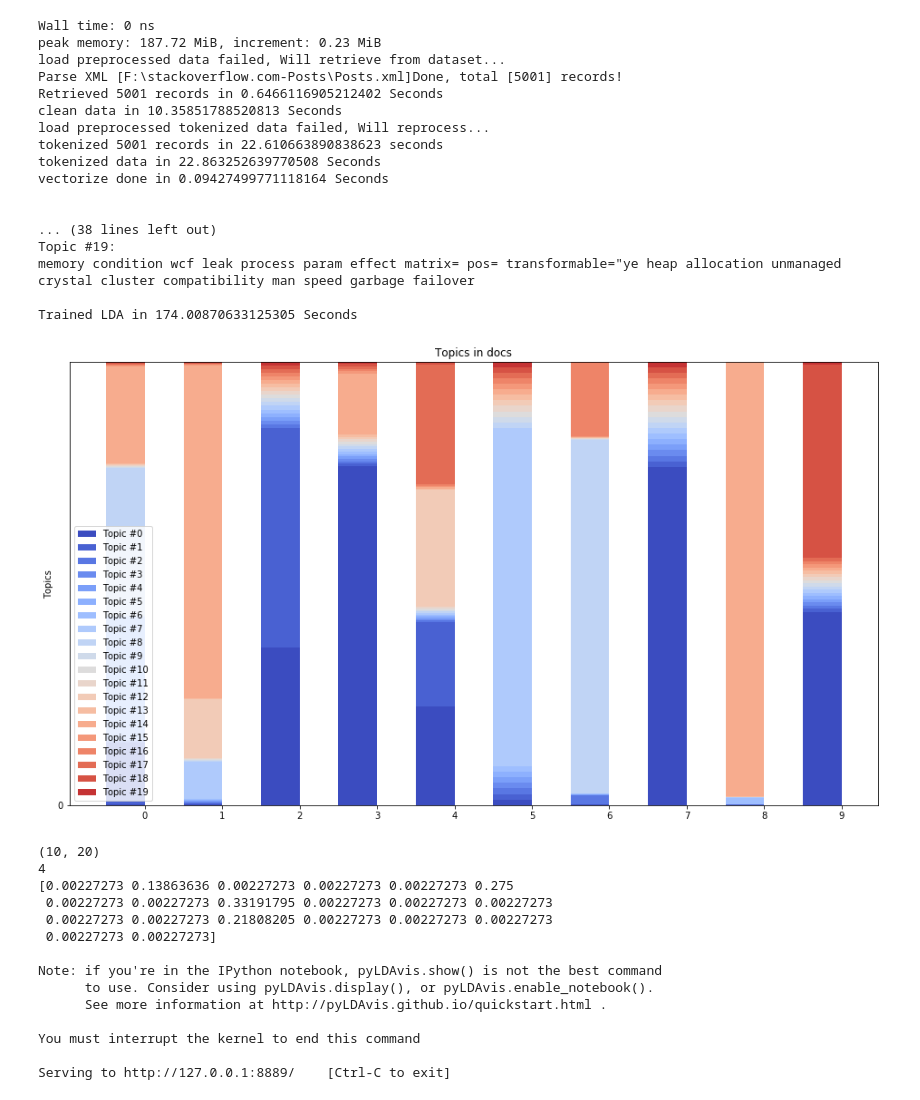
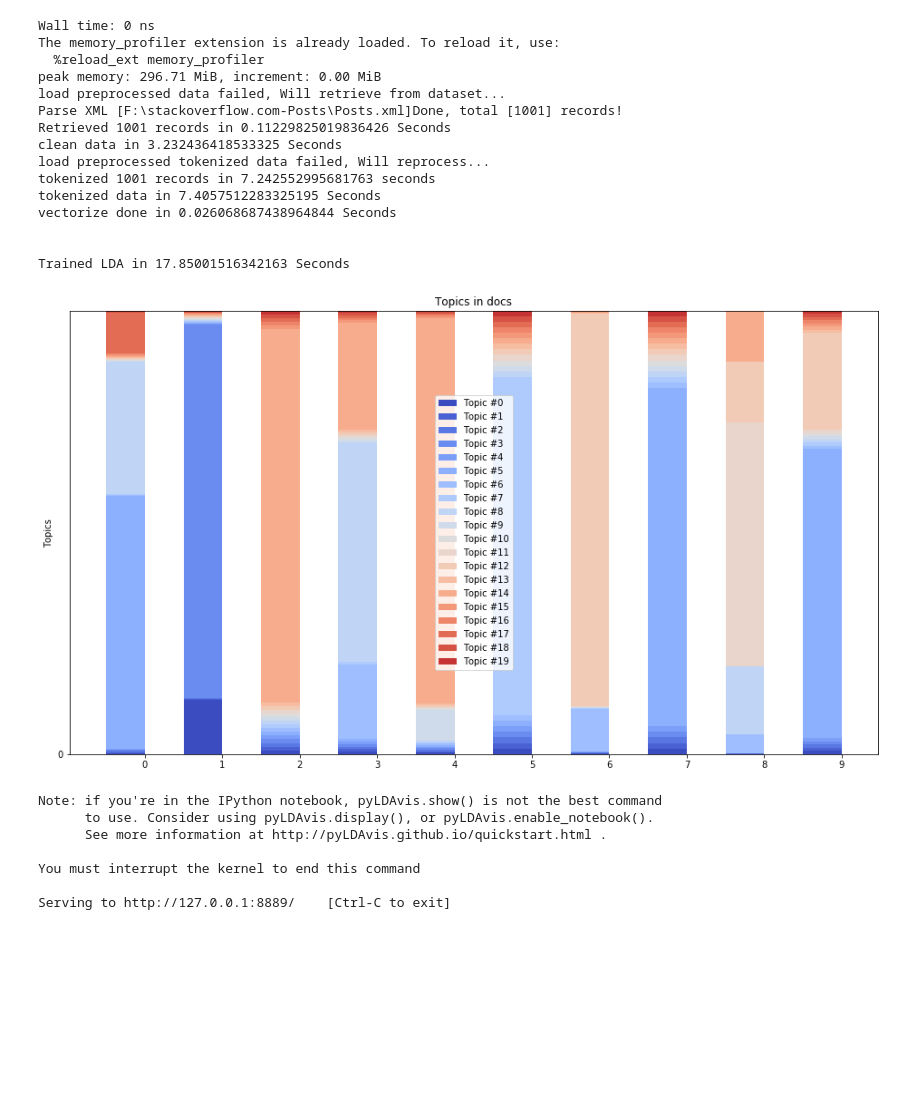
Before and after one commit to heirish/machine-learning-portfolio, a Jupyter notebook: algorithms/nlp/spacy_topic_model.ipynb, the cells around one changed output. Drawn from its saved outputs; the diff is of its cells as text; code cells hidden in the pictures; blank space fills up the shorter version.

```diff
--- a/algorithms/nlp/spacy_topic_model.ipynb
+++ b/algorithms/nlp/spacy_topic_model.ipynb
@@ -71,6 +75,18 @@ def loadCleanedData():
 
     return idlist, data
 # %%
+def loadChunkedTokenizedData(n_chunks=1):
+    try:
+        data=[]
+        for i in range(n_chunks):
+            data_tmp = utilTools.pickleLoad(DATAFILE_TOKENIZED+str(i))
+            data.extend(data_tmp)
+        return data
+    except Exception as e:
+        print(e)
+        print("loadChunkedTokenizedData failed")
+        return None
+
 def saveVectorizedData(data, vectorizer):
     if idlist is None or data is None or vectorizer is None:
          raise ValueError('you must input two valid objects')
@@ -198,7 +227,7 @@ if __name__ == "__main__":
     #clean data in 2.963881731033325 Seconds
     idlist, cleaned_data = loadAndCleanData(force_reload=True, n_jobs=4,
                                             force_reload_file=r"F:\stackoverflow.com-Posts\Posts.xml",
-                                            force_reload_count=5000)
+                                            force_reload_count=1000)
     #idlist, cleaned_data = loadAndCleanData()
     #cleaned_data_dict=dict(zip(idlist, cleaned_data))
 
@@ -212,60 +241,56 @@ if __name__ == "__main__":
                                                                           max_df=1.0, #0.6
                                                                           max_features=20000)
     #tokenized_data, vecterized_data, vectorizer = vectorizData(cleaned_data, n_jobs=4,min_df=1,max_df=0.6,max_features=20000)
     #if tokenized_data:
     #    tokenized_data_dict=dict(zip(idlist, tokenized_data))
     #vecterized_data_dict=dict(zip(idlist, vecterized_data))
     print("\n")
 
     #n_jobs=-1, Trained LDA in 303.9054253101349 Seconds
     #n_jobs=1, Trained LDA in 146.29173946380615 Seconds
     start_time = time.time()
-    lda = utilLDA.trainLDA(vecterized_data, n_topics=20, n_jobs=1)
+    n_topics=20
+    lda = utilLDA.trainLDA(vecterized_data, n_topics=n_topics, n_jobs=1)
     try:
         utilTools.dillDump("./lda.pkl", lda)
     except:
         pass
     feature_names = vectorizer.get_feature_names()
-    utilLDA.print_top_words(lda, feature_names, 20)
+    topic_list = utilLDA.get_top_words(lda, feature_names, 20)
+    df_topics=pd.DataFrame(topic_list, columns=["topic_index", "topic_words"])
+     #save result to csv
+    df_topics.to_csv("stackoverflow_topics.csv", sep=",", encoding="utf-8", index=False)
     end_time = time.time()
     print("Trained LDA in {} Seconds".format(end_time - start_time))
 
     #get document_topic_distribution
     #doc_topic_distr = lda.transform(vecterized_data[:15])
-    doc_topic_distr = lda.transform(vecterized_data[:10])
-    utilLDA.visDocTopicDist(doc_topic_distr)
-    print(doc_topic_distr.shape)
-    print(idlist[0])
-    print(doc_topic_distr[0])
+    doc_topic_distr = lda.transform(vecterized_data)
+    df_doc_topics=pd.DataFrame(doc_topic_distr, columns=["topic #"+str(i) for i in range(n_topics)])
+    df_doc_topics['max_coverage'] = pd.Series(idlist).values
+    #save result to csv
+    df_doc_topics.to_csv("stackoverflow_topic_coverage.csv", sep=',', encoding='utf-8', index=False)
+    utilLDA.visDocTopicDist(doc_topic_distr[:10])
 
     #utilLDA.visLDA(lda, vecterized_data, vectorizer, utilTools.getIP(), 8889)
     utilLDA.visLDA(lda, vecterized_data, vectorizer, "127.0.0.1",8889)
 # %% [output]
 Wall time: 0 ns
-peak memory: 187.72 MiB, increment: 0.23 MiB
+The memory_profiler extension is already loaded. To reload it, use:
+  %reload_ext memory_profiler
+peak memory: 296.71 MiB, increment: 0.00 MiB
 load preprocessed data failed, Will retrieve from dataset...
-Parse XML [F:\stackoverflow.com-Posts\Posts.xml]Done, total [5001] records!
-Retrieved 5001 records in 0.6466116905212402 Seconds
-clean data in 10.35851788520813 Seconds
+Parse XML [F:\stackoverflow.com-Posts\Posts.xml]Done, total [1001] records!
+Retrieved 1001 records in 0.11229825019836426 Seconds
+clean data in 3.232436418533325 Seconds
 load preprocessed tokenized data failed, Will reprocess...
-tokenized 5001 records in 22.610663890838623 seconds
-tokenized data in 22.863252639770508 Seconds
-vectorize done in 0.09427499771118164 Seconds
+tokenized 1001 records in 7.242552995681763 seconds
+tokenized data in 7.4057512283325195 Seconds
+vectorize done in 0.026068687438964844 Seconds
 
 
-... (38 lines left out)
-Topic #19:
-memory condition wcf leak process param effect matrix= pos= transformable="ye heap allocation unmanaged crystal cluster compatibility man speed garbage failover
-
-Trained LDA in 174.00870633125305 Seconds
+Trained LDA in 17.85001516342163 Seconds
-[figure, old version]
+[figure, new version]
-(10, 20)
-4
-[0.00227273 0.13863636 0.00227273 0.00227273 0.00227273 0.275
- 0.00227273 0.00227273 0.33191795 0.00227273 0.00227273 0.00227273
- 0.00227273 0.00227273 0.21808205 0.00227273 0.00227273 0.00227273
- 0.00227273 0.00227273]
-
 Note: if you're in the IPython notebook, pyLDAvis.show() is not the best command
       to use. Consider using pyLDAvis.display(), or pyLDAvis.enable_notebook().
       See more information at http://pyLDAvis.github.io/quickstart.html .
```
Also changed, not shown: parts of 4 cells of this notebook, 6 other files.
